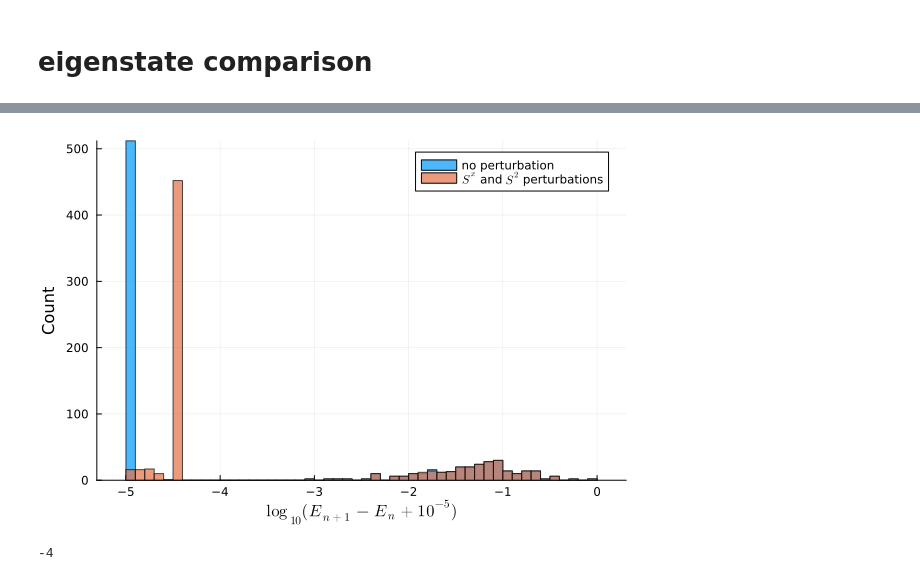
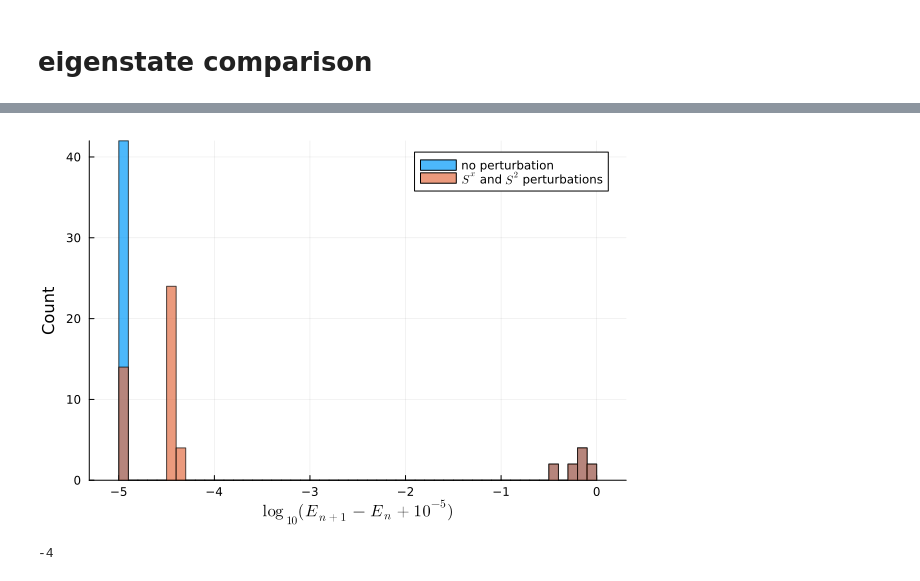
Before and after one commit to GoodStuff11/ML-signproblem, a Jupyter notebook: experimenting/ed/hubbard_ed.ipynb, the cells around one changed output, grey strips where cells are left out. Cells and saved outputs as stored; diff of their text form; code cells hidden in the pictures.

```diff
--- a/experimenting/ed/hubbard_ed.ipynb
+++ b/experimenting/ed/hubbard_ed.ipynb
@@ -132,0 +137,10 @@ Set{Coordinate{2, Int64}} with 1 element:
+# %%
+using DataStructures
+
+h_tmp = copy(h1)
+E,V = eigen(Matrix(op3))
+println(counter(round.(angle.(E)/(2*pi)*360)))
+h_tmp = real.(filter_matrix_by_vector(V'*h_tmp*V, E, 1))
+E,V = eigen(h_tmp)
+degeneracy_count(E)
+# counter(round.(E*100))
@@ -133,14 +183,14 @@ Set{Coordinate{2, Int64}} with 1 element:
 # %%
 using StatsBase
 epsilon = 1e-5
 
-histogram(log10.(diff(real.(E1)).+1e-5),bins=-5:0.1:0, label="no perturbation", ylabel="Count", xlabel=L"\log_{10}(E_{n+1}-E_{n}+10^{-5})",alpha=0.7)
-histogram!(log10.(diff(real.(E2)).+1e-5),bins=-5:0.1:0, label=L"$S^x$ and $S^2$ perturbations",alpha=0.7)
+histogram(log10.(diff(real.(E[1])).+1e-5),bins=-5:0.1:0, label="no perturbation", ylabel="Count", xlabel=L"\log_{10}(E_{n+1}-E_{n}+10^{-5})",alpha=0.7)
+histogram!(log10.(diff(real.(E[2])).+1e-5),bins=-5:0.1:0, label=L"$S^x$ and $S^2$ perturbations",alpha=0.7)
 # plot!([0,250],[epsilon, epsilon],color="black")
 # plot!(diff(E2))
 # savefig("3x3_N=5_perturbation_effect.pdf")
 # %% [output]
-[figure, old version]
+[figure, new version]
 # %%
 s1 = Set(findall(x-> (x<1e-6), diff(E1)))
 s2 = Set(findall(x-> (x<1e-6), diff(E2)))
```
Also changed, not shown: parts of 8 cells of this notebook, 2 other files.
